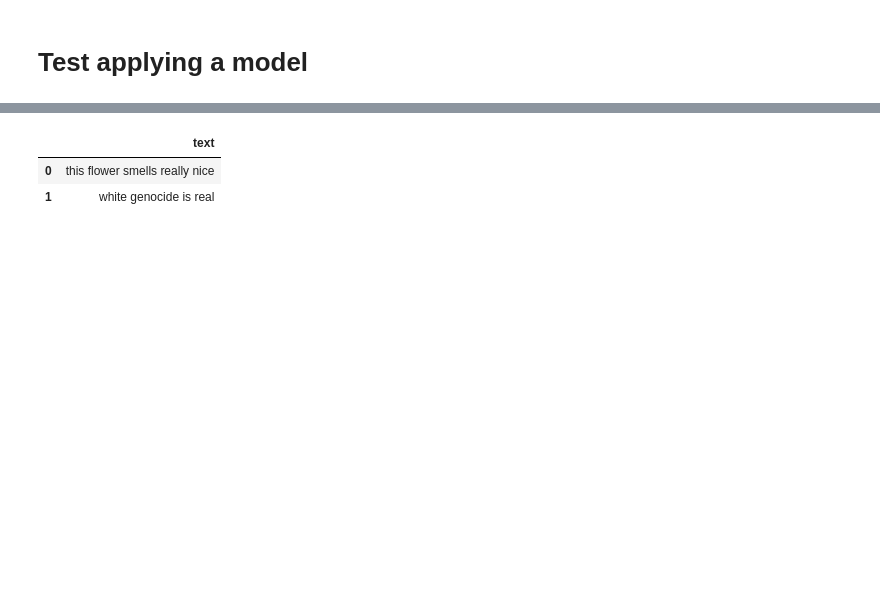
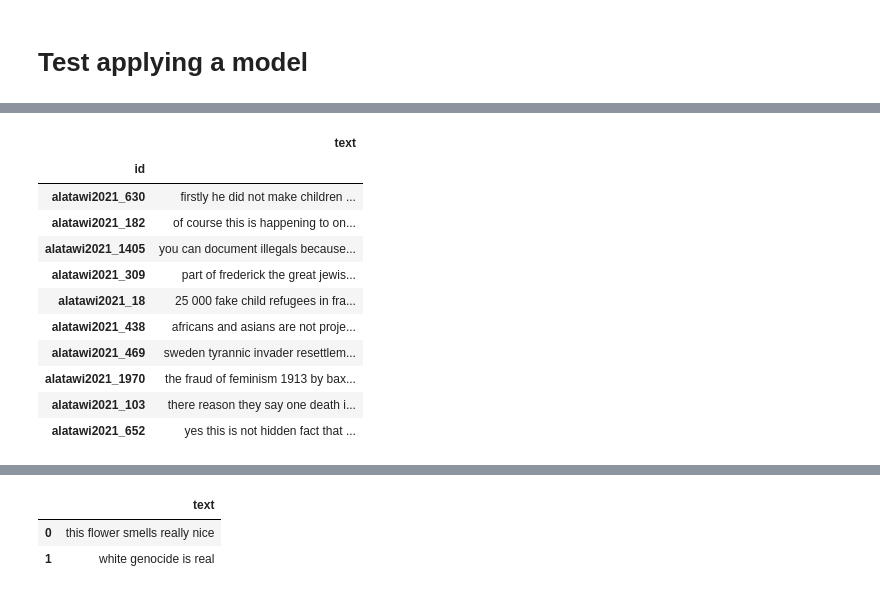
Before and after one commit to michaelmilleryoder/white_supremacist_lang, a Jupyter notebook: jupyter/share_models.ipynb, the cells around one changed output, grey strips where cells are left out. Cells and saved outputs as stored; diff of their text form; code cells hidden in the pictures; blank space fills up the shorter version.

```diff
--- a/jupyter/share_models.ipynb
+++ b/jupyter/share_models.ipynb
@@ -11,0 +76,15 @@ model = AutoModelForSequenceClassification.from_pretrained(model_dirpath)
+# %%
+ws.sample(10)[['text']]
+# %% [output]
+|  | text |
+| id |  |
+| alatawi2021_630 | firstly he did not make children ... |
+| alatawi2021_182 | of course this is happening to on... |
+| alatawi2021_1405 | you can document illegals because... |
+| alatawi2021_309 | part of frederick the great jewis... |
+| alatawi2021_18 | 25 000 fake child refugees in fra... |
+| alatawi2021_438 | africans and asians are not proje... |
+| alatawi2021_469 | sweden tyrannic invader resettlem... |
+| alatawi2021_1970 | the fraud of feminism 1913 by bax... |
+| alatawi2021_103 | there reason they say one death i... |
+| alatawi2021_652 | yes this is not hidden fact that ... |
```
Also changed, not shown: parts of 33 cells of this notebook.
